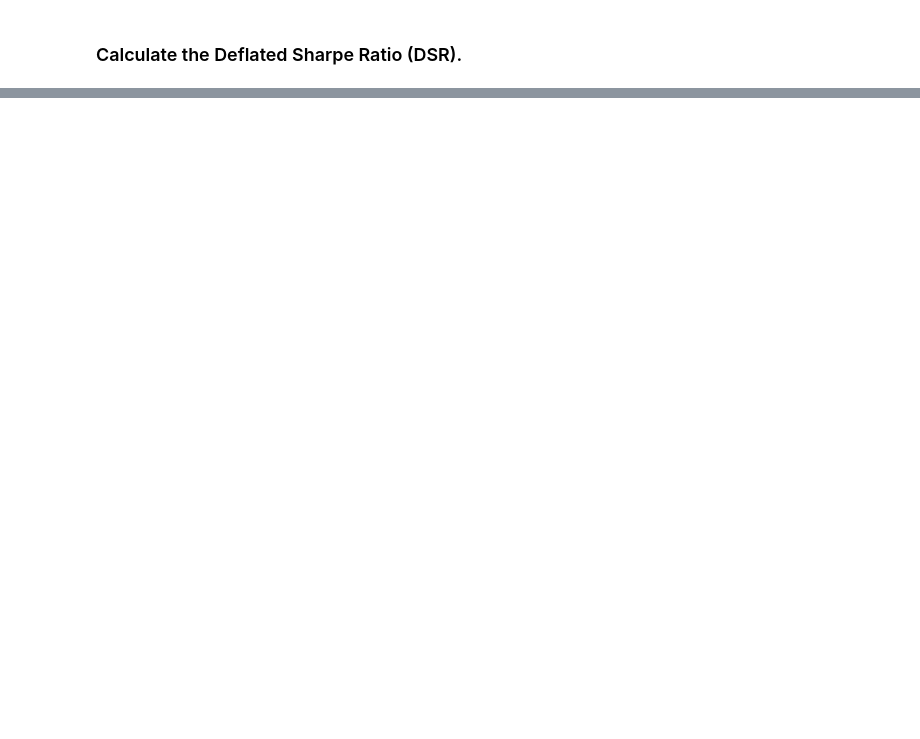
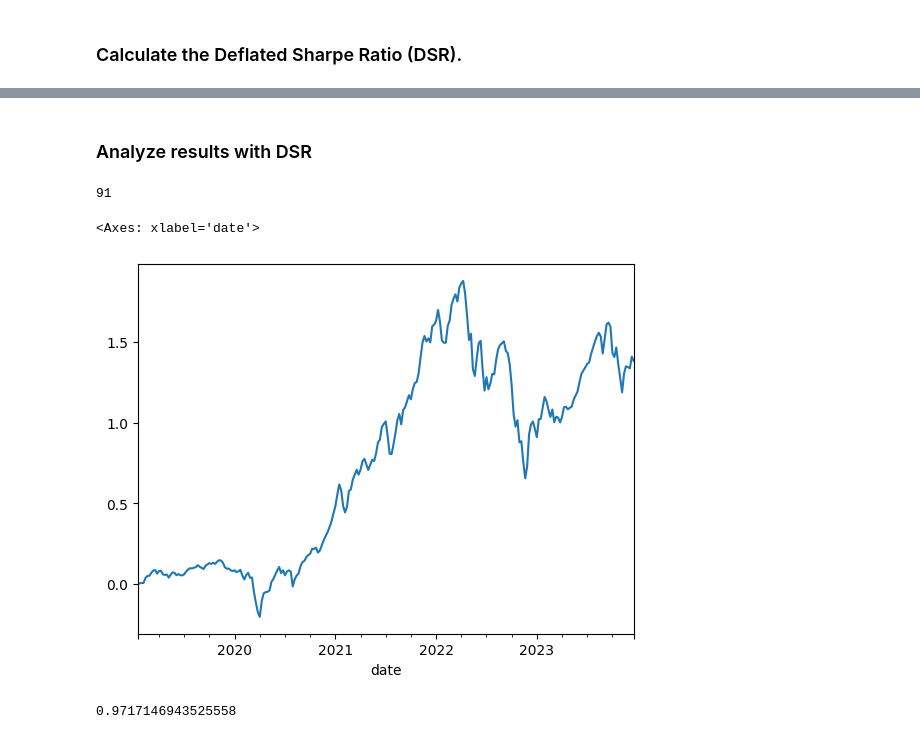
Before and after one commit to bangthe2222/AE_FIN, a Jupyter notebook: AE_FIN.ipynb, the cells around one changed output, grey strips where cells are left out. Drawn from its saved outputs; the diff is of its cells as text; code cells hidden in the pictures; blank space fills up the shorter version.

Commit message:
update simulate

```diff
--- a/AE_FIN.ipynb
+++ b/AE_FIN.ipynb
@@ -281,0 +295,3 @@ dsr
+# %%
+df_real = pd.read_csv("./last_price.csv", index_col=0, parse_dates=True)
+df_real = df_real.iloc[:,:].pct_change()
@@ -281,0 +300,12 @@ dsr
+# %%
+M = 100
+
+df_pfs_returns = pd.DataFrame()
+list_df_pfs = []
+for i in tqdm(range(M)):
+    _weights = generate_random_weights(df_real)
+
+    _pf_returns = simulate(df_real, _weights)
+
+    list_df_pfs.append(_pf_returns)
+df_pfs_returns = pd.concat(list_df_pfs, axis=1)
@@ -281,0 +367,18 @@ dsr
+# %% [markdown]
+### Analyze results with DSR
+# %%
+best_psr_pf_name = probabilistic_sharpe_ratio(returns=df_pfs_returns, sr_benchmark=0).sort_values(ascending=False).index[0]
+best_psr_pf_returns = df_pfs_returns[best_psr_pf_name]
+best_psr_pf_name
+# %% [output]
+91
+# %%
+returns_to_equity(best_psr_pf_returns).plot()
+# %% [output]
+<Axes: xlabel='date'>
+[figure, added]
+# %%
+dsr = deflated_sharpe_ratio(trials_returns=df_pfs_returns, returns_selected=best_psr_pf_returns)
+dsr
+# %% [output]
+0.9717146943525558
```
Also changed, not shown: parts of 17 cells of this notebook, 3 other files.
